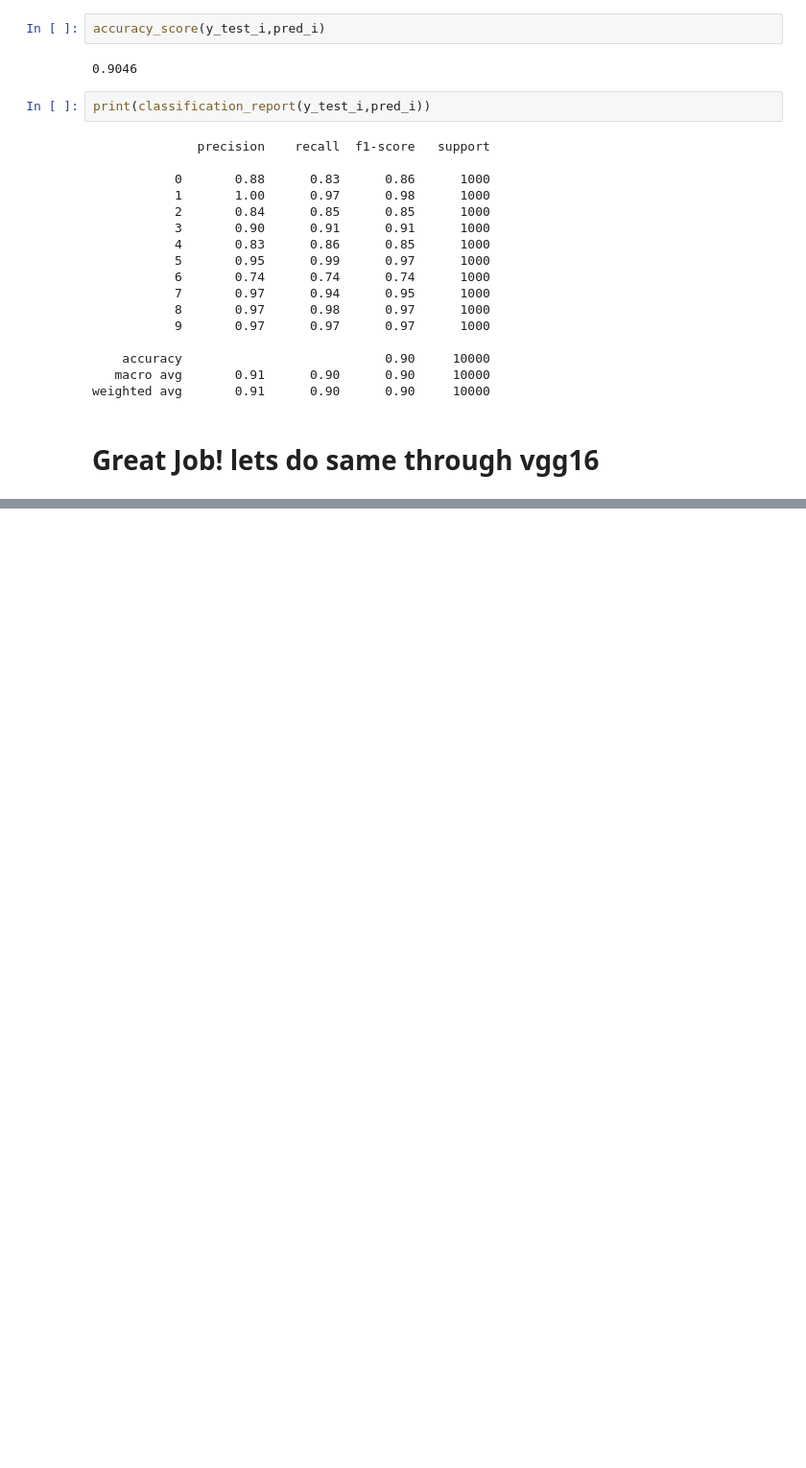
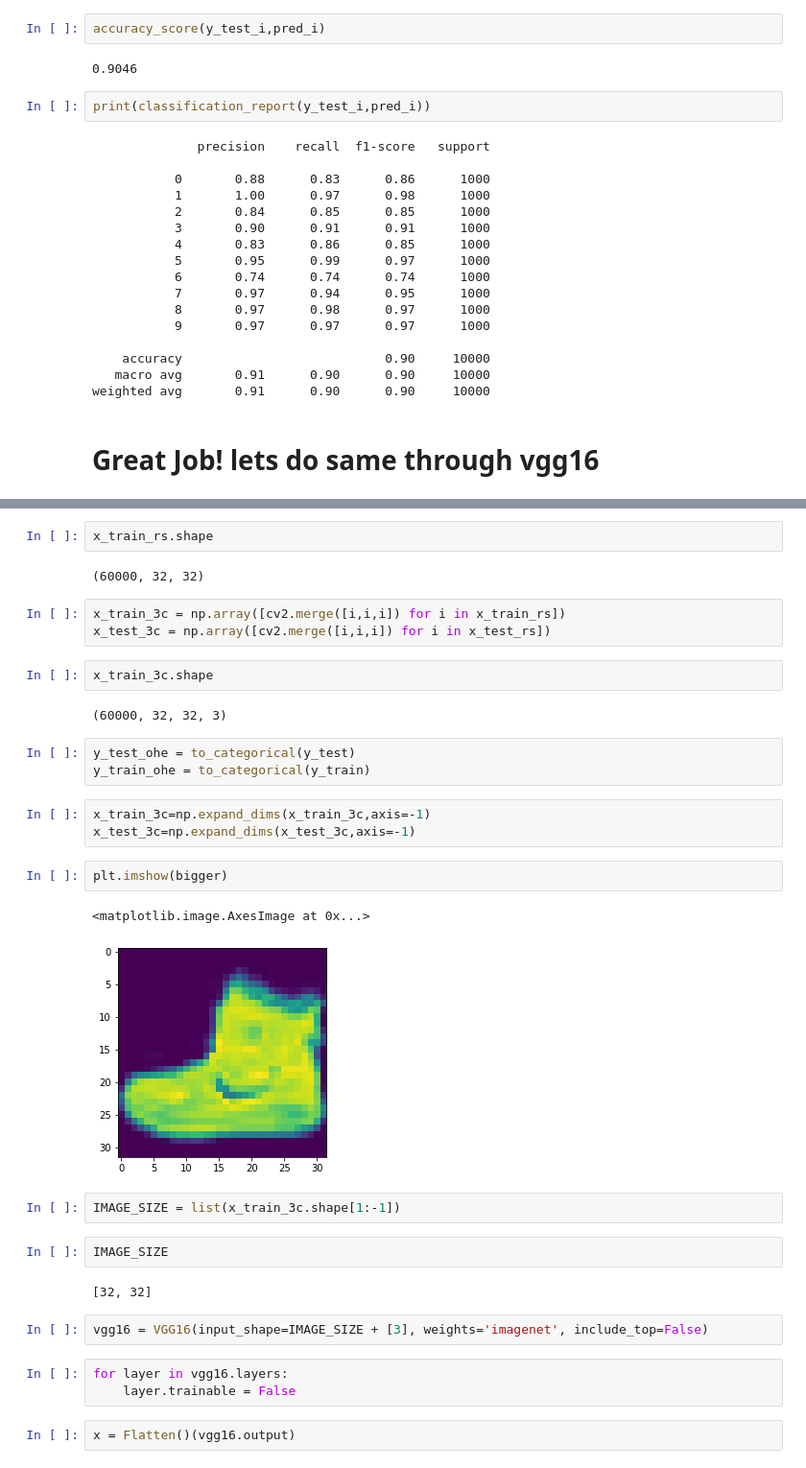
Before and after one commit to beingsantosh/Deep-Learning, a Jupyter notebook: MNIST_fashion_VGG16.ipynb, the cells around one changed output, grey strips where cells are left out. Shown at 96% size. Drawn from its saved outputs; the diff is of its cells as text; blank space fills up the shorter version.

```diff
--- a/MNIST_fashion_VGG16.ipynb
+++ b/MNIST_fashion_VGG16.ipynb
@@ -210,0 +223,35 @@ weighted avg       0.91      0.90      0.90     10000
+# %%
+x_train_rs.shape
+# %% [output]
+(60000, 32, 32)
+# %%
+x_train_3c = np.array([cv2.merge([i,i,i]) for i in x_train_rs])
+x_test_3c = np.array([cv2.merge([i,i,i]) for i in x_test_rs])
+# %%
+x_train_3c.shape
+# %% [output]
+(60000, 32, 32, 3)
+# %%
+y_test_ohe = to_categorical(y_test)
+y_train_ohe = to_categorical(y_train)
+# %%
+x_train_3c=np.expand_dims(x_train_3c,axis=-1)
+x_test_3c=np.expand_dims(x_test_3c,axis=-1)
+# %%
+plt.imshow(bigger)
+# %% [output]
+<matplotlib.image.AxesImage at 0x...>
+[figure, added]
+# %%
+IMAGE_SIZE = list(x_train_3c.shape[1:-1])
+# %%
+IMAGE_SIZE
+# %% [output]
+[32, 32]
+# %%
+vgg16 = VGG16(input_shape=IMAGE_SIZE + [3], weights='imagenet', include_top=False)
+# %%
+for layer in vgg16.layers:
+    layer.trainable = False
+# %%
+x = Flatten()(vgg16.output)
```
Also changed, not shown: parts of 13 cells of this notebook.
